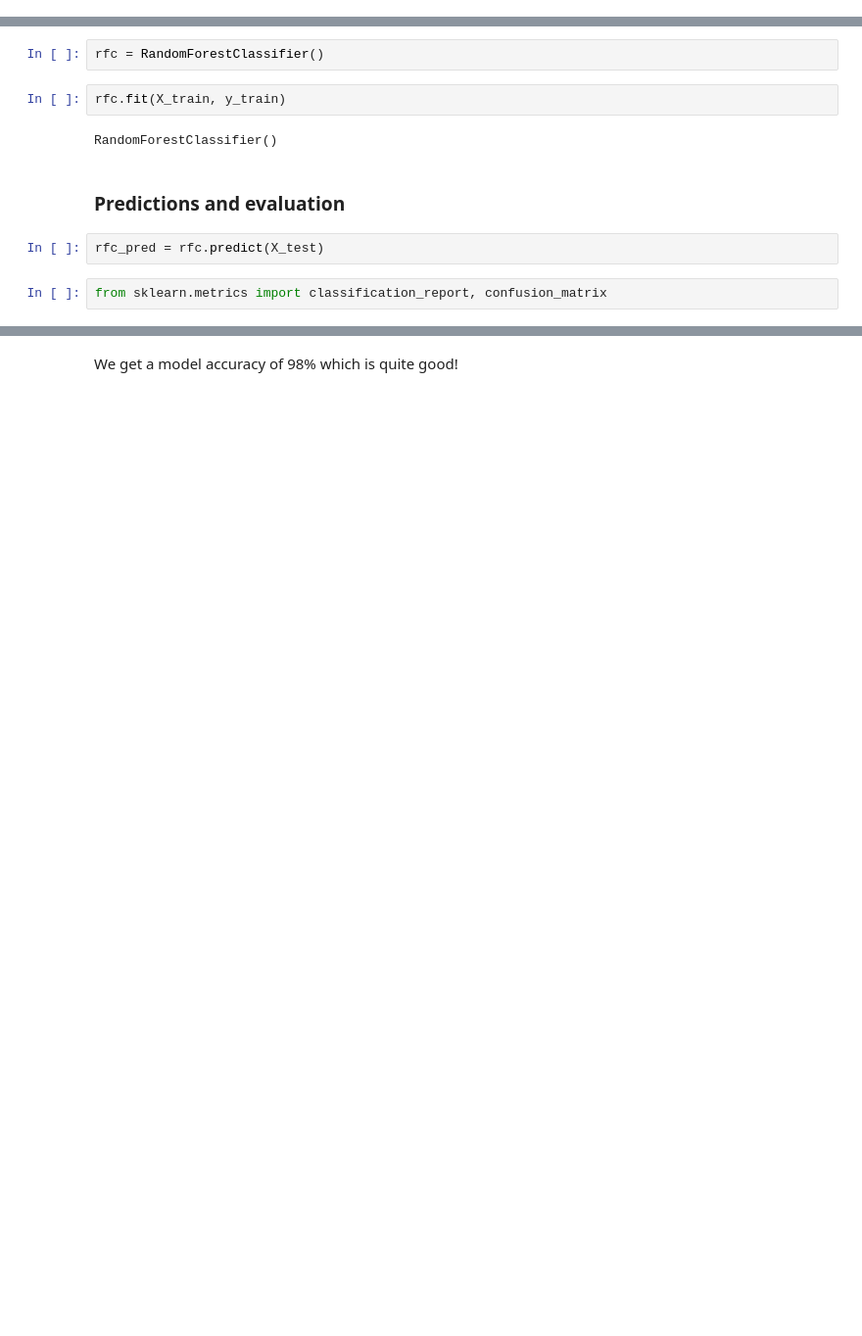
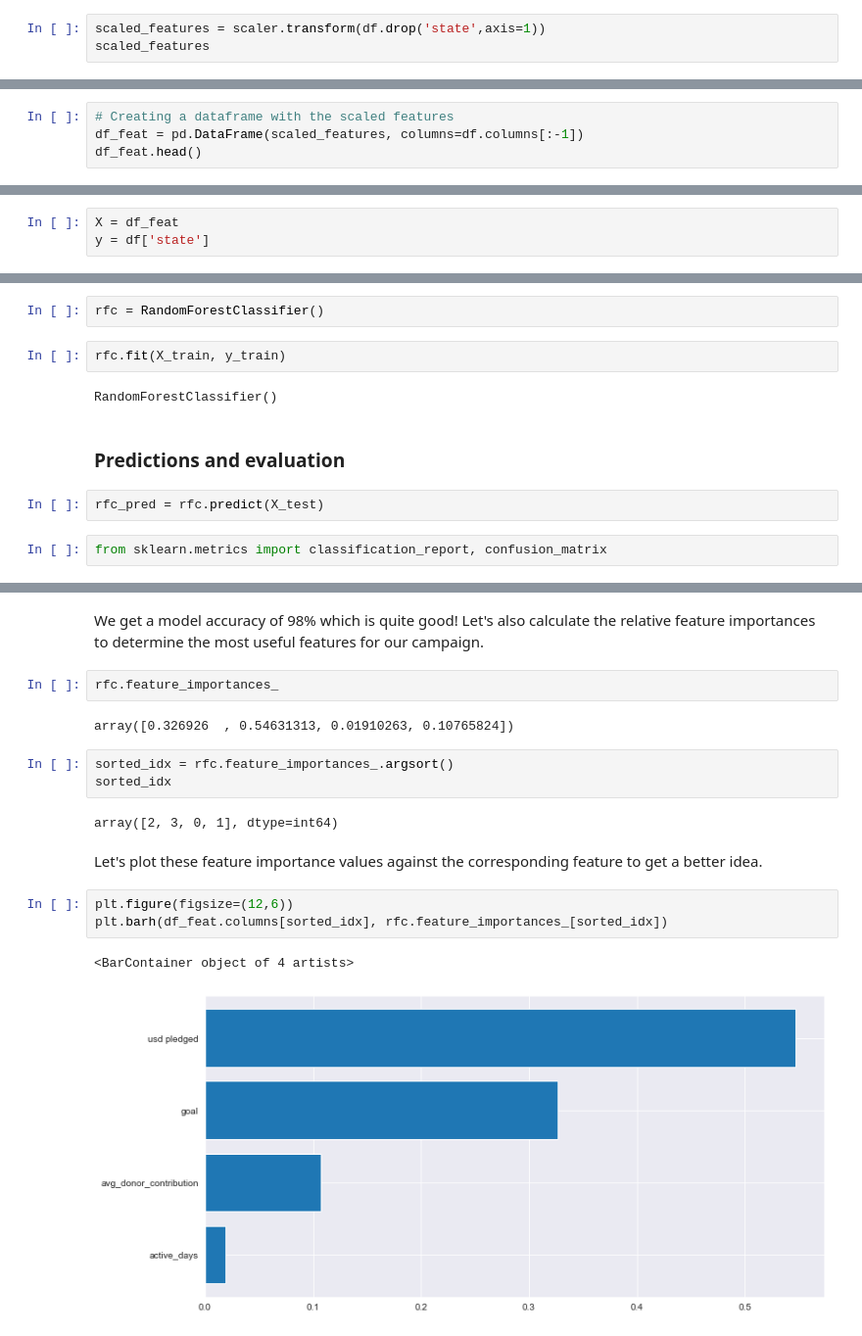
Before and after one commit to neerajingle95/Kickstarter-Project, a Jupyter notebook: Kickstarter Project - Neeraj.ipynb, the cells around one changed output, grey strips where cells are left out. Shown at 98% size. Cells and saved outputs as stored; diff of their text form; blank space fills up the shorter version.

```diff
--- a/Kickstarter Project - Neeraj.ipynb
+++ b/Kickstarter Project - Neeraj.ipynb
@@ -1061,0 +1093,3 @@ final_data.head()
+# %%
+scaled_features = scaler.transform(df.drop('state',axis=1))
+scaled_features
@@ -1061,0 +1108,4 @@ final_data.head()
+# %%
+# Creating a dataframe with the scaled features
+df_feat = pd.DataFrame(scaled_features, columns=df.columns[:-1])
+df_feat.head()
@@ -1070,3 +1124,6 @@ y = final_data['state']
+# %%
+X = df_feat
+y = df['state']
 # %%
 X_train, X_test, y_train, y_test = train_test_split(X, y, test_size=0.3)
 # %% [markdown]
@@ -1105,2 +1162,19 @@ print(confusion_matrix(y_test, rfc_pred))
 # %% [markdown]
-We get a model accuracy of 98% which is quite good!
+We get a model accuracy of 98% which is quite good! Let's also calculate the relative feature importances to determine the most useful features for our campaign.
+# %%
+rfc.feature_importances_
+# %% [output]
+array([0.326926  , 0.54631313, 0.01910263, 0.10765824])
+# %%
+sorted_idx = rfc.feature_importances_.argsort()
+sorted_idx
+# %% [output]
+array([2, 3, 0, 1], dtype=int64)
+# %% [markdown]
+Let's plot these feature importance values against the corresponding feature to get a better idea.
+# %%
+plt.figure(figsize=(12,6))
+plt.barh(df_feat.columns[sorted_idx], rfc.feature_importances_[sorted_idx])
+# %% [output]
+<BarContainer object of 4 artists>
+[figure, added]
```
Also changed, not shown: parts of 30 cells of this notebook.
